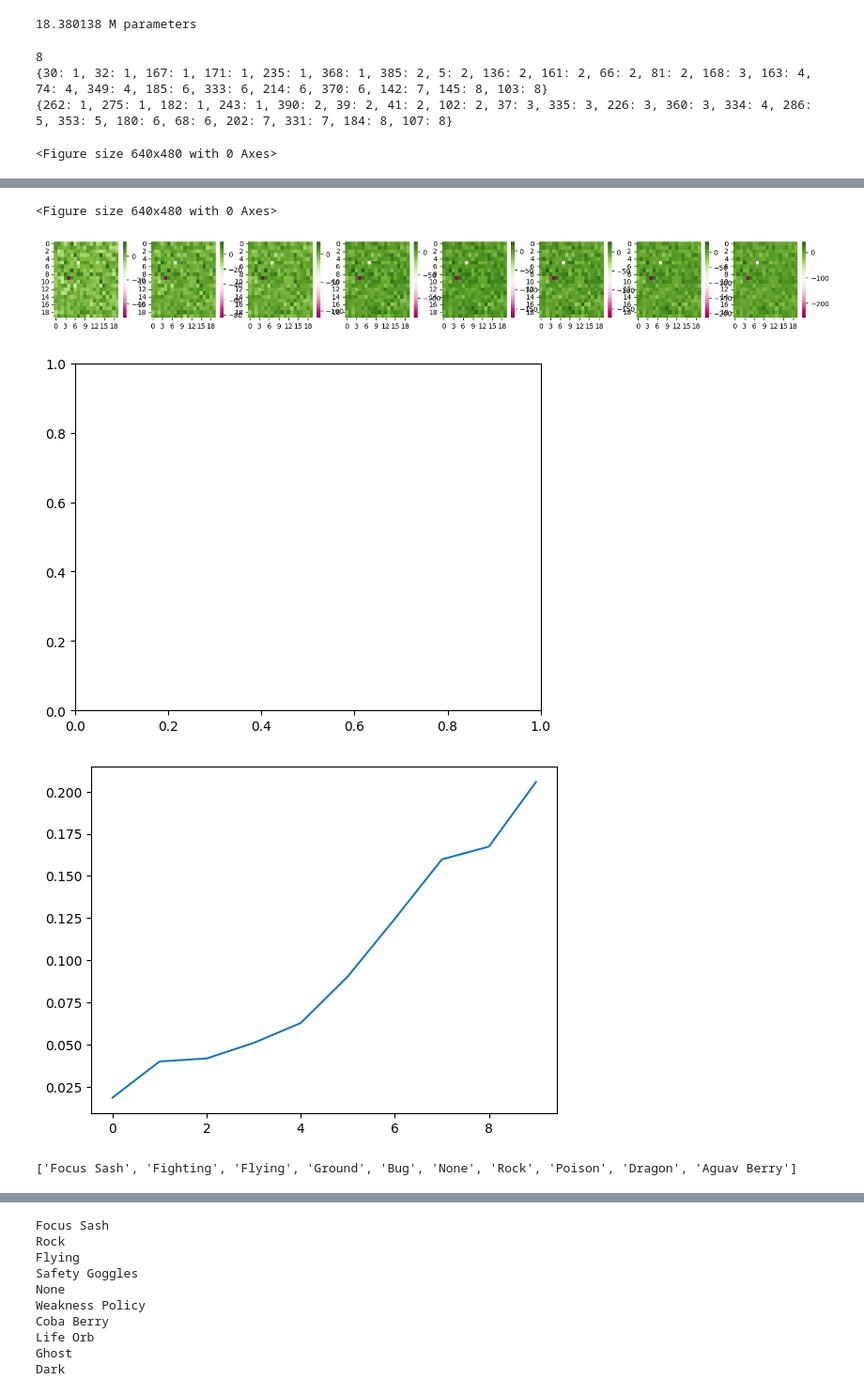
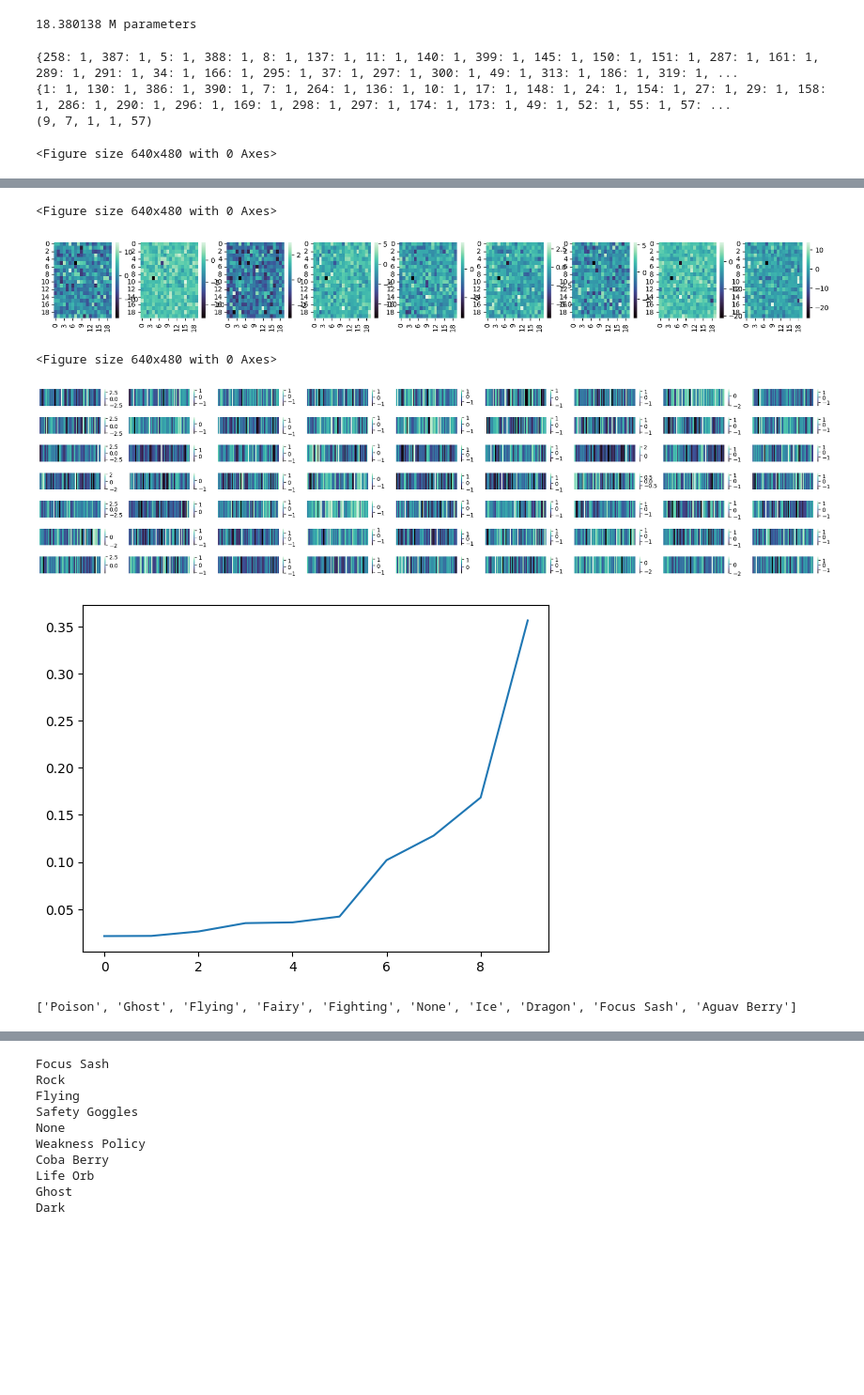
Before and after one commit to AlanOsys/PokemonTransformer, a Jupyter notebook: PokemonTransformerFromScratch.ipynb, the cells around one changed output, grey strips where cells are left out. Shown at 94% size. Saved outputs shown, nothing was run; the diff lists cells and outputs as text; code cells hidden in the pictures; blank space fills up the shorter version.

```diff
--- a/PokemonTransformerFromScratch.ipynb
+++ b/PokemonTransformerFromScratch.ipynb
@@ -42,7 +42,7 @@ def load(file_name='FromScratchModel.pth'):
     #torch.save(self.state_dict(),file_name)
 # %%
 torch.manual_seed(1337)
-dataset = 'FineTuningDataset5.txt'
+dataset = 'FineTuningDataset6.txt'
 with open(dataset, 'r', encoding='utf-8', errors='ignore') as f:
     lines = f.readlines()
     random.shuffle(lines)
@@ -409,8 +452,8 @@ PositionalEmbeddings = final[4].detach().cpu().numpy()[0].reshape(20,20)
 #Plotting a heatmap of the token and positional embeddings
 plt.figure()
 Embeddings, axar = plt.subplots(1,2,figsize=(15,5))
-sns.heatmap(TokenEmbeddings,ax=axar[0],cmap="PiYG")
-sns.heatmap(PositionalEmbeddings,ax=axar[1],cmap="PiYG")
+sns.heatmap(TokenEmbeddings,ax=axar[0],cmap="mako")
+sns.heatmap(PositionalEmbeddings,ax=axar[1],cmap="mako")
 
 #decoding the tokens to see what are the most and least probable outputs
 for x in sortedProbsIndexes:
@@ -428,7 +471,7 @@ WorstAttentionsArray = []
 for map in range(len(final[2])):
     attentionMap1 = final[2][map][0].detach().cpu().numpy()
     #print(attentionMap1.shape)
-    sns.heatmap(attentionMap1.reshape(20,20),ax=axarr[map],cmap="PiYG")
+    sns.heatmap(attentionMap1.reshape(20,20),ax=axarr[map],cmap="mako")
     sortedAttentionIndexes = sorted(range(len(attentionMap1[0])), key=lambda k: attentionMap1[0][k])[-10:]
     smallestSortedAttentionIndexes = sorted(range(len(attentionMap1[0])), key=lambda k: attentionMap1[0][k])[:10]
     attentionMap1[0].sort()
@@ -452,14 +495,50 @@ print({k: v for k, v in sorted(AttentionArrayDict.items(), key=lambda item: item
 ReshapedWAA = np.array(WorstAttentionsArray).reshape(np.array(BestAttentionsArray).size).tolist()
 WorstAttentionArrayDict = {e:ReshapedWAA.count(e) for e in set(ReshapedWAA)}
 print({k: v for k, v in sorted(WorstAttentionArrayDict.items(), key=lambda item: item[1])})
-plt.figure
-plot, axa = plt.subplots(1,1)
-#plt.plot()
+
 try:
-    sns.heatmap(final[-1].reshape(20,20).detach().cpu().numpy(),ax=axa,cmap="PiYG")
+    if len(final[5]) > 1:
+        plt.figure()
+        f, axarr = plt.subplots(1,len(final[5]),figsize=(5,2))
+        BestAttentionsArray = []
+        WorstAttentionsArray = []
+        #sns.heatmap(final[-1].reshape(20,20).detach().cpu().numpy(),ax=axa,cmap="PiYG")
+
+        for map in range(len(final[5])):
+            attentionMap1 = final[5][map][0].detach().cpu().numpy()
+
+
+            sns.heatmap(attentionMap1.reshape(20,20),ax=axarr[map],cmap="mako")
+
+    #except:
+    else:
+        plt.figure()
+        f, axarr = plt.subplots(1,len(final[5]),figsize=(5,5))
+        BestAttentionsArray = []
+        WorstAttentionsArray = []
+        #sns.heatmap(final[-1].reshape(20,20).detach().cpu().numpy(),ax=axa,cmap="PiYG")
+        #for map in range(len(final[5])):
+        attentionMap1 = final[5][0].detach().cpu().numpy()
+        #print(attentionMap1.shape)
+        sns.heatmap(attentionMap1.reshape(20,20),ax=axarr,cmap="mako")
 except:
     pass
-plt.show()
+plt.figure()
+f, axarr = plt.subplots(7,9,figsize=(20,5),layout="tight")
+f.tight_layout()
+
+BestAttentionsArray = []
+WorstAttentionsArray = []
+print(np.array(final[6]).shape)
+for block in range(np.array(final[6]).shape[0]):
+    for head in range(np.array(final[6]).shape[1]):
+        attentionMap1 = final[6][block][head][0][0]
+
+        #print(attentionMap1)
+        #print(attentionMap1.shape)
+        axarr[head,block].axis("off")
+        sns.heatmap(attentionMap1.reshape(1,57),ax=axarr[head,block],cmap="mako")
+plt.savefig("AttentionMaps2.jpg")
 #plotting the outputs
 plt.figure
 plot, axa = plt.subplots(1,1)
@@ -486,7 +565,7 @@ plt.show()
 #to prevent temperature negatively effecting the explainability, i turn temperature down and create a more deterministic model
 #for models that need to be explainable like for medicine it is advised to use more deterministic models since you dont want randomness in a diagnosis
 # %% [output]
-8
-{30: 1, 32: 1, 167: 1, 171: 1, 235: 1, 368: 1, 385: 2, 5: 2, 136: 2, 161: 2, 66: 2, 81: 2, 168: 3, 163: 4, 74: 4, 349: 4, 185: 6, 333: 6, 214: 6, 370: 6, 142: 7, 145: 8, 103: 8}
-{262: 1, 275: 1, 182: 1, 243: 1, 390: 2, 39: 2, 41: 2, 102: 2, 37: 3, 335: 3, 226: 3, 360: 3, 334: 4, 286: 5, 353: 5, 180: 6, 68: 6, 202: 7, 331: 7, 184: 8, 107: 8}
+{258: 1, 387: 1, 5: 1, 388: 1, 8: 1, 137: 1, 11: 1, 140: 1, 399: 1, 145: 1, 150: 1, 151: 1, 287: 1, 161: 1, 289: 1, 291: 1, 34: 1, 166: 1, 295: 1, 37: 1, 297: 1, 300: 1, 49: 1, 313: 1, 186: 1, 319: 1, ...
+{1: 1, 130: 1, 386: 1, 390: 1, 7: 1, 264: 1, 136: 1, 10: 1, 17: 1, 148: 1, 24: 1, 154: 1, 27: 1, 29: 1, 158: 1, 286: 1, 290: 1, 296: 1, 169: 1, 298: 1, 297: 1, 174: 1, 173: 1, 49: 1, 52: 1, 55: 1, 57: ...
+(9, 7, 1, 1, 57)
 <Figure size 640x480 with 0 Axes>
@@ -494,5 +573,6 @@ plt.show()
 <Figure size 640x480 with 0 Axes>
-[figure, old version]
+[figure, new version]
+<Figure size 640x480 with 0 Axes>
-[figure, old version]
+[figure, new version]
-[figure, old version]
+[figure, new version]
-['Focus Sash', 'Fighting', 'Flying', 'Ground', 'Bug', 'None', 'Rock', 'Poison', 'Dragon', 'Aguav Berry']
+['Poison', 'Ghost', 'Flying', 'Fairy', 'Fighting', 'None', 'Ice', 'Dragon', 'Focus Sash', 'Aguav Berry']
```
Also changed, not shown: parts of 11 cells of this notebook.
